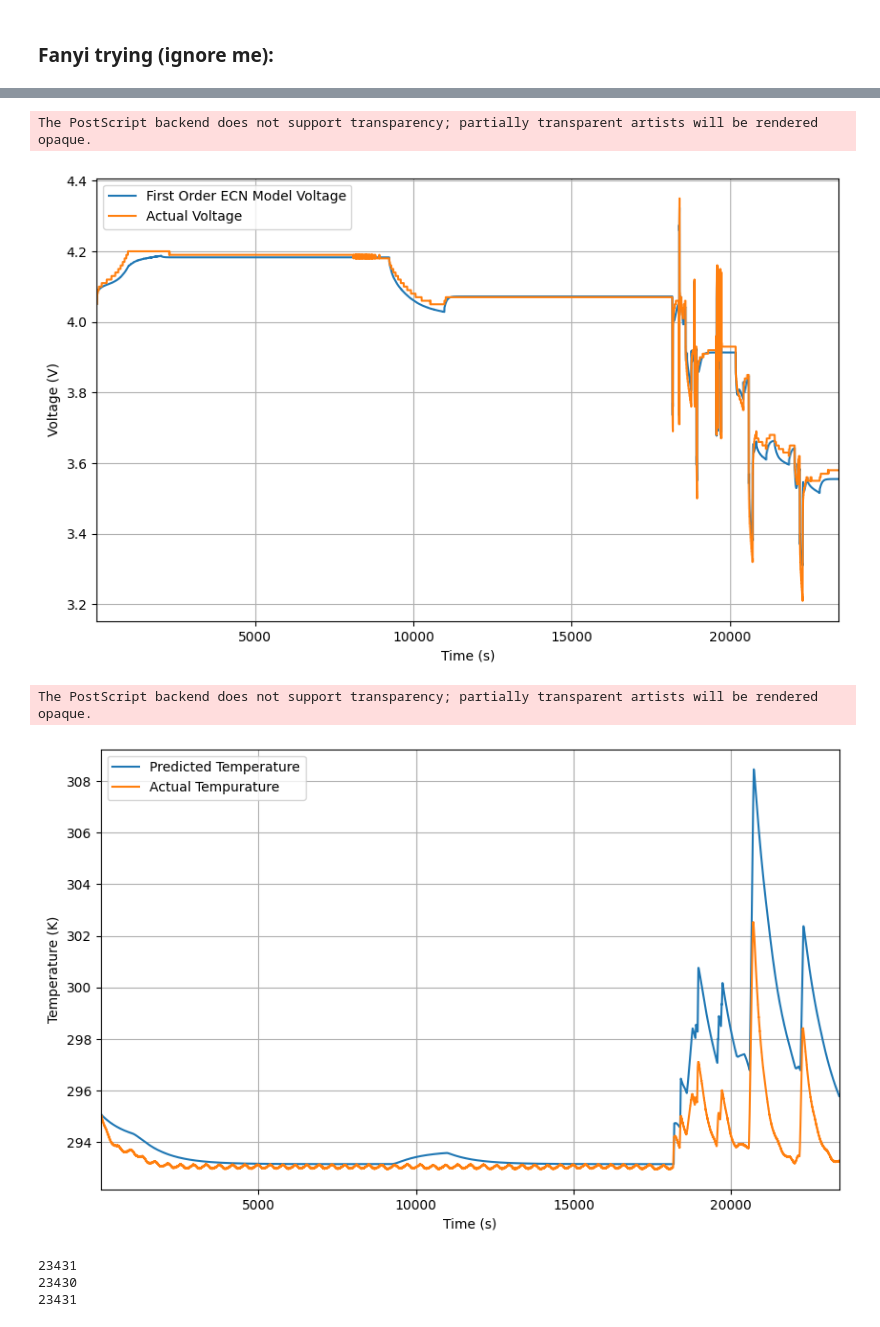
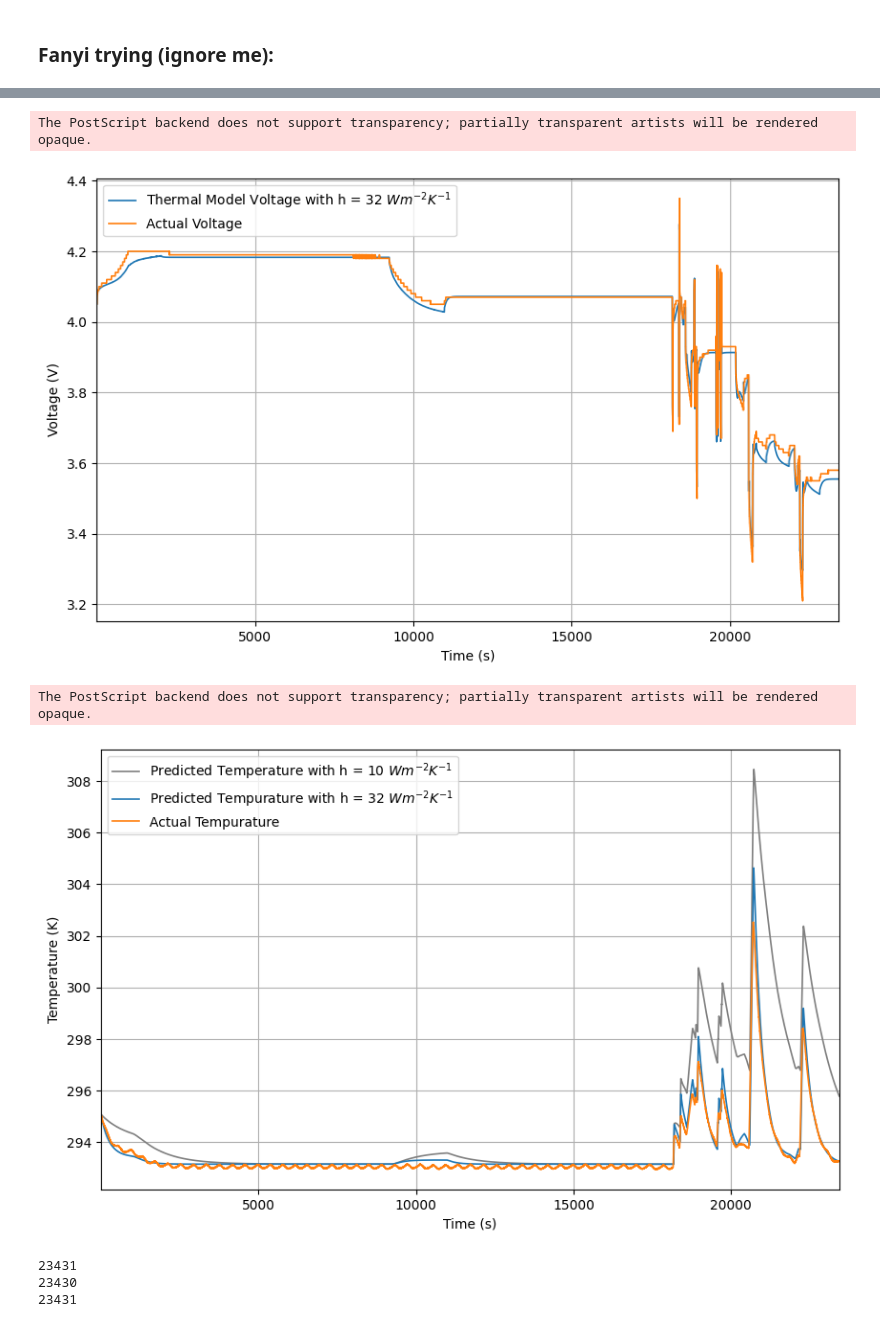
Before and after one commit to sunfanyi/modelling-of-lithium-ion-batteries, a Jupyter notebook: part_3.ipynb, the cells around one changed output, grey strips where cells are left out. Saved outputs shown, nothing was run; the diff lists cells and outputs as text; code cells hidden in the pictures.

```diff
--- a/part_3.ipynb
+++ b/part_3.ipynb
@@ -492,8 +477,10 @@ I = -testing_data['Current (mA)'].values / 1000    # unit in A
 V_actual = testing_data['Voltage (V)'].values      # unit in V
 T = testing_data['Temperature'].values + 273.15      # unit in K
 
+h = 10
 V_pred, T_pred = first_order_ECN_temp(t, I, T[0], V_actual, ref_OCV, ref_SOC,
                     fit_R0_temp, fit_R1_temp, fit_C1_temp, T_change, h)
 
-V_pred, T_pred = first_order_ECN_temp(t, I, T[0], V_actual, ref_OCV, ref_SOC,
+h = 32
+V_pred_tunned, T_pred_tunned = first_order_ECN_temp(t, I, T[0], V_actual, ref_OCV, ref_SOC,
                     fit_R0_temp, fit_R1_temp, fit_C1_temp, T_change, h)
@@ -518,33 +487,35 @@ V_pred, T_pred = first_order_ECN_temp(t, I, T[0], V_actual, ref_OCV, ref_SOC,
 # %%
 fig, ax = plt.subplots(figsize=(10, 6))
-ax.plot(t[:-1], V_pred, label='First Order ECN Model Voltage')
-ax.plot(t, V_actual, label='Actual Voltage')
+ax.plot(t[:-1], V_pred_tunned, label='Thermal Model Voltage with h = 32 $W m^{-2} K^{-1}$', linewidth=1.2)
+ax.plot(t, V_actual, label='Actual Voltage', linewidth=1.2)
 ax.legend()
 ax.set_xlim([t[0], t[-1]])
 ax.set_xlabel('Time (s)')
 ax.set_ylabel('Voltage (V)')
 # ax.set_title('First Order ECN Model Prediction')
 ax.grid()
 fig.savefig('part3_V.eps', format='eps')
 plt.show()
 
 
 fig, ax = plt.subplots(figsize=(10, 6))
-ax.plot(t, T_pred, label='Predicted Temperature')
-ax.plot(t, T, label='Actual Tempurature')
+ax.plot(t, T_pred, label='Predicted Temperature with h = 10 $W m^{-2} K^{-1}$',color='#7f7f7f', linewidth=1.2)
+ax.plot(t, T_pred_tunned, label='Predicted Tempurature with h = 32 $W m^{-2} K^{-1}$',color='#1f77b4', linewidth=1.2)
+ax.plot(t, T, label='Actual Tempurature',color='#ff7f0e', linewidth=1.2)
 ax.legend()
 ax.set_xlim([t[0], t[-1]])
 ax.set_xlabel('Time (s)')
 ax.set_ylabel('Temperature (K)')
 # ax.set_title('First Order ECN Model Prediction')
 ax.grid()
 fig.savefig('part3_T.eps', format='eps')
 plt.show()
+# :)
 # %% [output]
 The PostScript backend does not support transparency; partially transparent artists will be rendered opaque.
-[figure, old version]
+[figure, new version]
 The PostScript backend does not support transparency; partially transparent artists will be rendered opaque.
-[figure, old version]
+[figure, new version]
 # %%
 print(len(t))
 print(len(V_pred))
```
Also changed, not shown: parts of 4 cells of this notebook.
